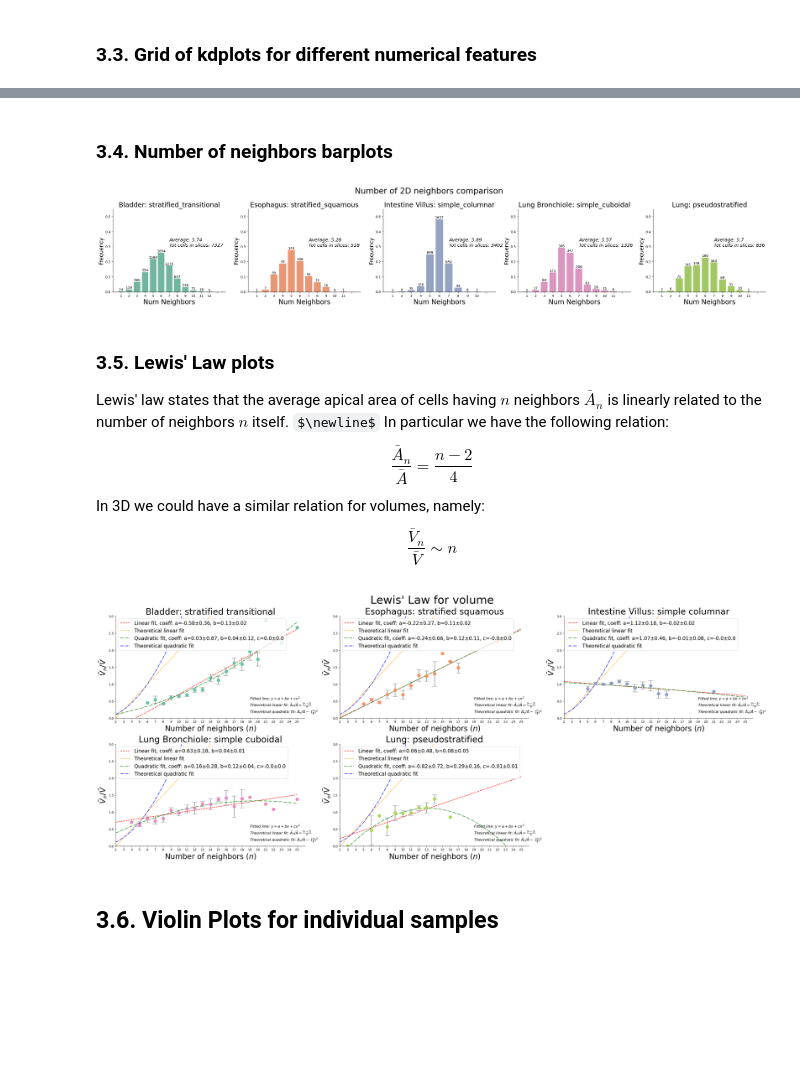
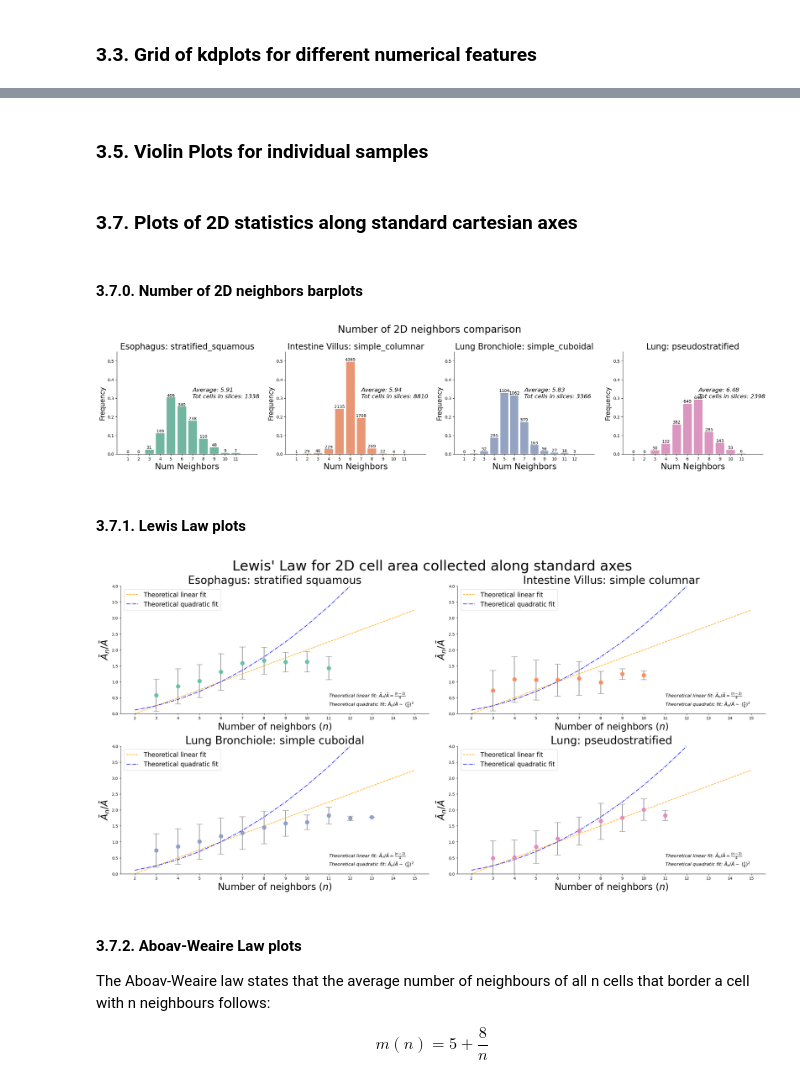
Before and after one commit to AntanasMurelis/EpiStats, a Jupyter notebook: src/tutorials/plots_tutorial.ipynb, the cells around one changed output, grey strips where cells are left out. Saved outputs shown, nothing was run; the diff lists cells and outputs as text; code cells hidden in the pictures; some formulas as TeX source; blank space fills up the shorter version.

Commit message:
Added code for 2D Aboav-Weaire law + Fixed bugs

```diff
--- a/src/tutorials/plots_tutorial.ipynb
+++ b/src/tutorials/plots_tutorial.ipynb
@@ -16,9 +16,9 @@ os.getcwd()
 ## 1. Load the tissue dataframes
 # %%
 # Load dataframes
-out_root_path = '../outputs/outputs_v3'
+out_root_path = '../outputs/outputs_v4'
 df_files = [
-    'output_bladder_control_curated_segmentation_s_10_e_6_d_8/cell_stats/stats_dataset_bladder.csv',
+    # 'output_bladder_control_curated_segmentation_s_10_e_6_d_8/cell_stats/stats_dataset_bladder.csv',
     'output_esophagus_Z2_curated_crop_s_10_e_6_d_8/cell_stats/stats_dataset_esophagus.csv',
     'output_intestine_sample2_b_curated_segmentation_relabel_seq_s_10_e_6_d_8/cell_stats/stats_dataset_intestine_villus.csv',
     'output_lung_new_sample_b_curated_segmentation_central_crop_relabel_seq_s_10_e_6_d_8/cell_stats/stats_dataset_lung_bronchiole.csv',
@@ -45,3 +45,17 @@ cell_stats_df
+# %%
+import ast
+
+# If using v4 of collected statistics run this cell
+cell_stats_df['principal_axis_and_elongation'] = cell_stats_df['principal_axis_and_elongation'].apply(
+    lambda x: x.split(',')[0].replace('(', '')
+)
+cell_stats_df['principal_axis_and_elongation'] = cell_stats_df['principal_axis_and_elongation'].apply(
+    lambda x: ast.literal_eval(x)
+)
+cell_stats_df['elongation'] = cell_stats_df['principal_axis_and_elongation']
+cell_stats_df.drop(columns=['principal_axis_and_elongation'], inplace=True)
+
+cell_stats_df["num_neighbors_2D_principal"] = cell_stats_df['neighbors_2D_principal'].apply(lambda x: [len(l) for l in x])
 # %% [markdown]
 ## 2. Process dataframe (outlier detection, numerical features extraction, standardization, ...)
 # %%
@@ -196,0 +233,2 @@ sp.features_grid_kdplots(
+# %% [markdown]
+### 3.5. Violin Plots for individual samples
@@ -197,5 +246,7 @@ sp.features_grid_kdplots(
+# %% [markdown]
+### 3.7. Plots of 2D statistics along standard cartesian axes
 # %% [markdown]
-### 3.4. Number of neighbors barplots
+#### 3.7.0. Number of 2D neighbors barplots
 # %%
 sp.num_neighbors_barplots(
     df=cell_stats_df,
@@ -206,27 +257,25 @@ sp.num_neighbors_barplots(
     show=True
 )
 # %% [output]
-[figure, old version]
+[figure, new version]
-# %% [markdown]
-### 3.5. Lewis' Law plots
-
-Lewis' law states that the average apical area of cells having $n$ neighbors $\bar{A}_n$ is linearly related to the number of neighbors $n$ itself. $\newline$
-In particular we have the following relation:
-$$ \frac{\bar{A}_n}{\bar{A}} = \frac{n - 2}{4} $$
-In 3D we could have a similar relation for volumes, namely:
-$$ \frac{\bar{V}_n}{\bar{V}} \sim n $$
+# %% [markdown]
+#### 3.7.1. Lewis Law plots
 # %%
-sp.lewis_law_plots(
-    df=numeric_cell_stats_df,
-    feature='volume',
-    fit_degrees=[1,2],
+sp.lewis_law_2D_plots(
+    df=cell_stats_df,
+    fit_degrees=None,
+    version='standard',
     remove_outliers=True,
     color_map=cell_cmap,
     save_dir=save_plots_dir,
     show=True
 )
 # %% [output]
-[figure, old version]
+[figure, new version]
-# %% [markdown]
-## 3.6. Violin Plots for individual samples
+# %% [markdown]
+#### 3.7.2. Aboav-Weaire Law plots
+
+The Aboav-Weaire law states that the average number of neighbours of all n cells that border a cell with n neighbours follows:
+
+$$ m(n) = 5 + \frac{8}{n}$$
 # %%
```
Also changed, not shown: parts of 19 cells of this notebook, 5 other files.
